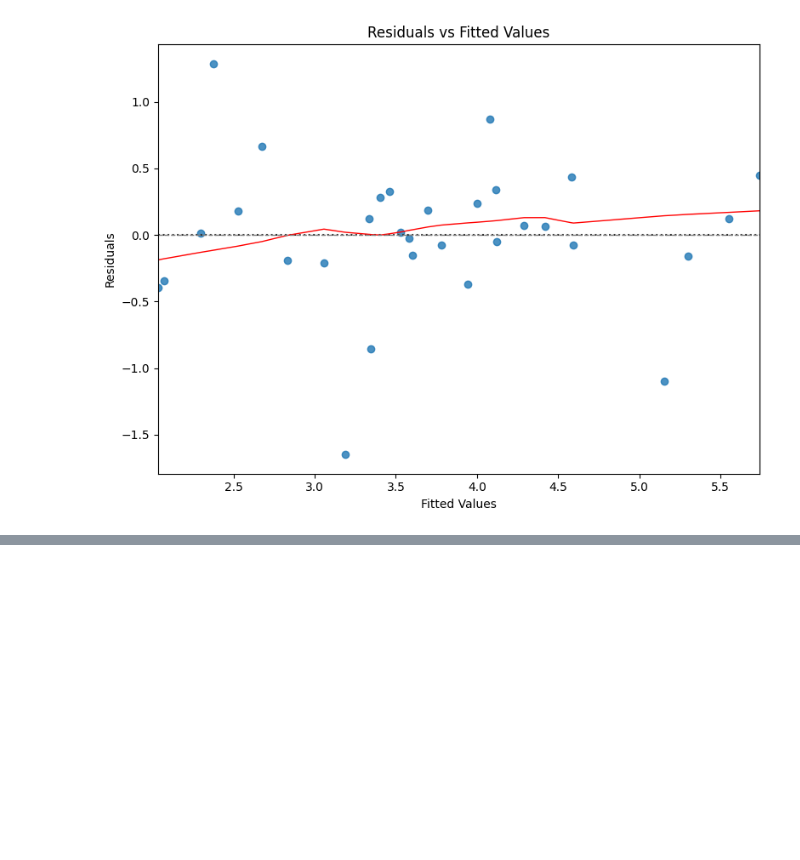
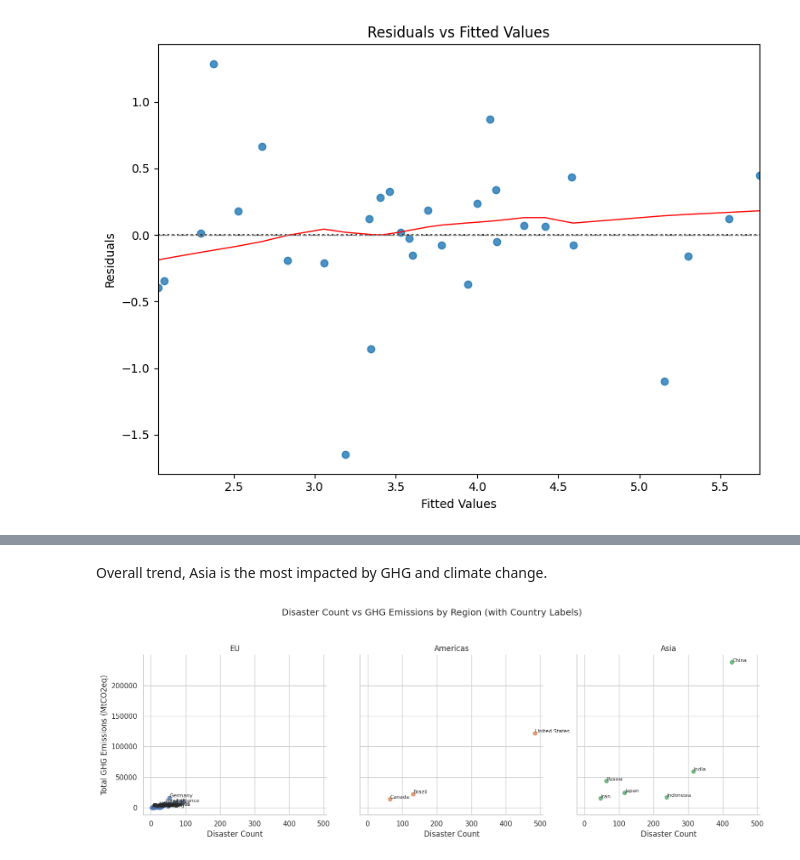
Before and after one commit to Graspp-25-Spring/GraSPP-25S-climatechange, a Jupyter notebook: notebooks/20250525_Disaster_Data.ipynb, the cells around one changed output, grey strips where cells are left out. Saved outputs shown, nothing was run; the diff lists cells and outputs as text; code cells hidden in the pictures; blank space fills up the shorter version.

```diff
--- a/notebooks/20250525_Disaster_Data.ipynb
+++ b/notebooks/20250525_Disaster_Data.ipynb
@@ -420,0 +686,33 @@ plt.show()
+# %% [markdown]
+Overall trend, Asia is the most impacted by GHG and climate change.
+# %%
+# Set figure style
+sns.set(style="whitegrid")
+
+# Create the facet plot by Region
+g = sns.lmplot(
+    data=df_combined_totals,
+    x="Disaster Count",
+    y="Total GHG Emissions",
+    col="Region",      # Facet by region
+    hue="Region",      # Color by region (optional here)
+    fit_reg=False,     # Don't show regression lines now
+    height=5,
+    aspect=1
+)
+
+# Add country labels to each subplot
+for ax, region in zip(g.axes.flat, df_combined_totals["Region"].unique()):
+    subset = df_combined_totals[df_combined_totals["Region"] == region]
+    for i, row in subset.iterrows():
+        ax.text(row["Disaster Count"] + 1, row["Total GHG Emissions"] + 500,
+                row["Country"], fontsize=8)
+
+# Set titles and layout
+g.set_titles("{col_name}")
+g.set_axis_labels("Disaster Count", "Total GHG Emissions (MtCO2eq)")
+plt.suptitle("Disaster Count vs GHG Emissions by Region (with Country Labels)", y=1.05)
+plt.tight_layout()
+plt.show()
+# %% [output]
+[figure, added]
```
Also changed, not shown: parts of 45 cells of this notebook.
